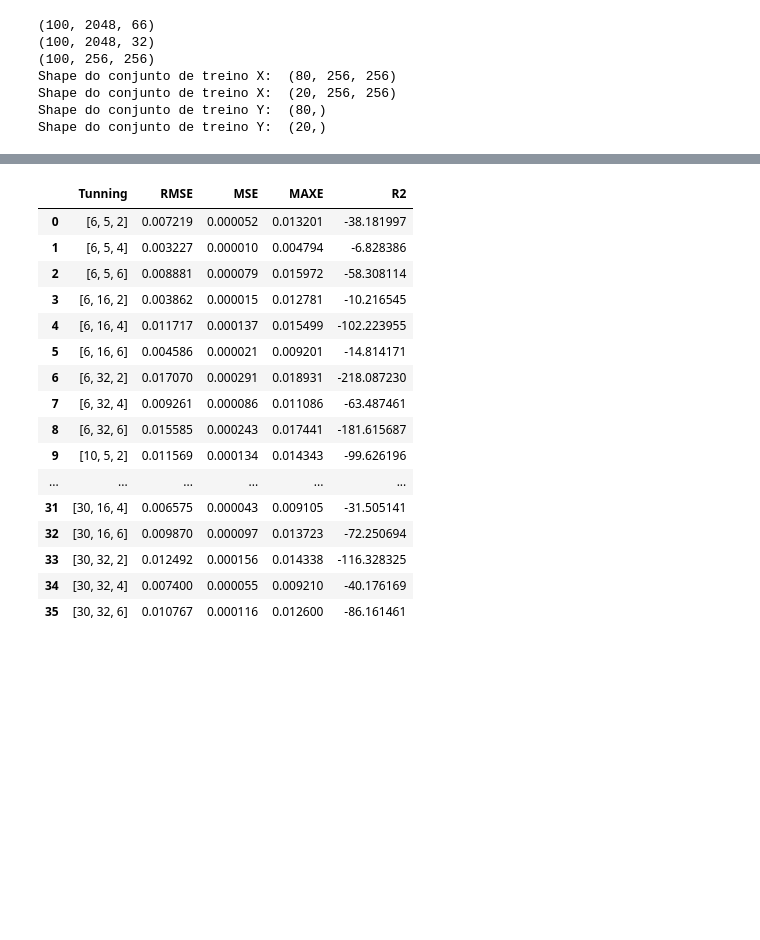
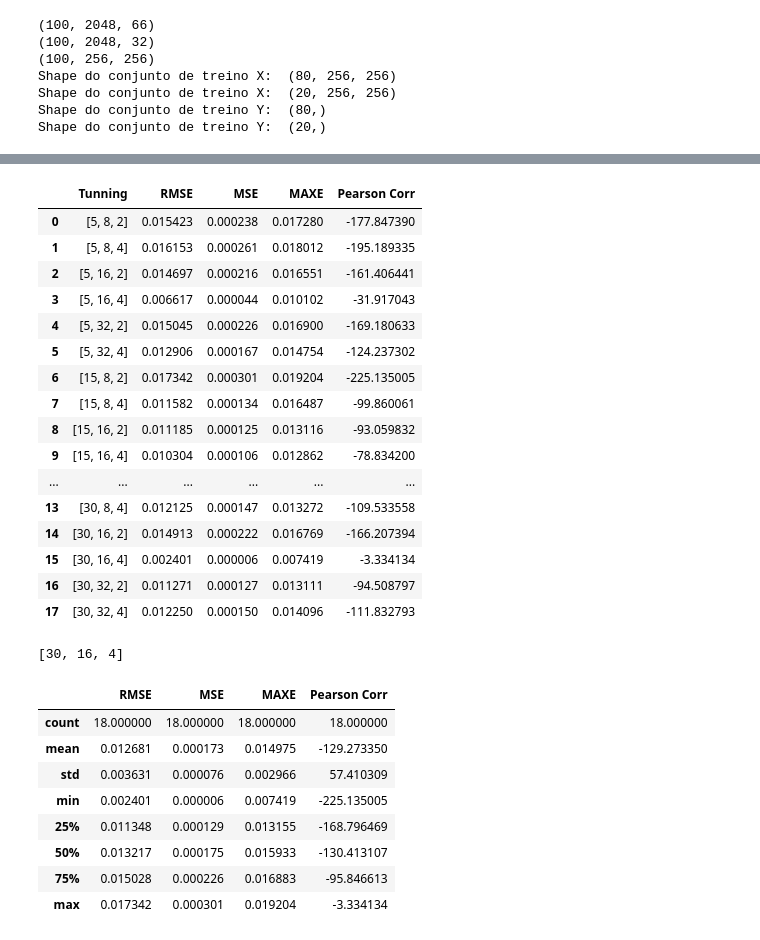
Before and after one commit to DboechatM/Oil-and-Gas-IA-Aplications, a Jupyter notebook: Sim_Dutos/Sim_2048.ipynb, the cells around one changed output, grey strips where cells are left out. Drawn from its saved outputs; the diff is of its cells as text; code cells hidden in the pictures; blank space fills up the shorter version.

Commit message:
Hiperparameters Tunning v2

```diff
--- a/Sim_Dutos/Sim_2048.ipynb
+++ b/Sim_Dutos/Sim_2048.ipynb
@@ -104,3 +104,6 @@ array([[0.000e+00, 0.000e+00, 0.000e+00, ..., 0.000e+00, 0.000e+00,
         6.138e+00],
        [6.141e+00, 6.141e+00, 6.141e+00, ..., 6.141e+00, 6.141e+00,
         6.141e+00]])
+# %%
+data_lambda = (data_lambda - data_lambda.min())/(data_lambda.max() - data_lambda.min())
+data_lambda.max()
@@ -157,11 +164,11 @@ Historico = []
 #Adição da camada de convolução
 kernel_size = 32 #entre 85 e 90 o maximo
 max_pooling = 6 #entre 6 e 7 o maximo
-r_best = -9999
+RMSE_best = 9999
 
-for conv_filter  in [6,10,20,30]:
-    for kernel_size in [5,16,32]:
-        for max_pooling in [2,4,6]:
+for conv_filter  in [5,15,30]:
+    for kernel_size in [8,16,32]:
+        for max_pooling in [2,4]:
 
             print(f'\n ##### conv_filter: {conv_filter} ######## kernel_size: {kernel_size}  ########## max_pooling: {max_pooling} ########')
 
@@ -194,14 +201,15 @@ for conv_filter  in [6,10,20,30]:
 
             y_hat = model.predict(X_test)
 
+            RMSE = MSE(y_test,y_hat)**0.5
             Historico.append([[conv_filter, kernel_size, max_pooling], MSE(y_test,y_hat)**0.5, MSE(y_test,y_hat), MAXE(y_test,y_hat), r2(y_test,y_hat)])
 
-            if r2(y_test,y_hat) > r_best:
+            if RMSE < RMSE_best:
                 best_model = model
                 best_tunning = [conv_filter, kernel_size, max_pooling]
-                r_best = r2(y_test,y_hat)
+                RMSE_best = RMSE
                 best_history = history
 
 # Guardar el Modelo
-best_model.save('best_model_2048.h5')
+best_model.save('best_model_2048_norm.h5')
 # %% [output]
@@ -225,26 +233,36 @@ Epoch 13/64
 # %%
-df_Historico = pd.DataFrame(Historico, columns = ['Tunning','RMSE','MSE','MAXE','R2'])
+df_Historico = pd.DataFrame(Historico, columns = ['Tunning','RMSE','MSE','MAXE','Pearson Corr'])
 display(df_Historico)
 print(best_tunning)
 df_Historico.describe()
 # %% [output]
-|  | Tunning | RMSE | MSE | MAXE | R2 |
-| 0 | [6, 5, 2] | 0.007219 | 0.000052 | 0.013201 | -38.181997 |
-| 1 | [6, 5, 4] | 0.003227 | 0.000010 | 0.004794 | -6.828386 |
-| 2 | [6, 5, 6] | 0.008881 | 0.000079 | 0.015972 | -58.308114 |
-| 3 | [6, 16, 2] | 0.003862 | 0.000015 | 0.012781 | -10.216545 |
-| 4 | [6, 16, 4] | 0.011717 | 0.000137 | 0.015499 | -102.223955 |
-| 5 | [6, 16, 6] | 0.004586 | 0.000021 | 0.009201 | -14.814171 |
-| 6 | [6, 32, 2] | 0.017070 | 0.000291 | 0.018931 | -218.087230 |
-| 7 | [6, 32, 4] | 0.009261 | 0.000086 | 0.011086 | -63.487461 |
-| 8 | [6, 32, 6] | 0.015585 | 0.000243 | 0.017441 | -181.615687 |
-| 9 | [10, 5, 2] | 0.011569 | 0.000134 | 0.014343 | -99.626196 |
+|  | Tunning | RMSE | MSE | MAXE | Pearson Corr |
+| 0 | [5, 8, 2] | 0.015423 | 0.000238 | 0.017280 | -177.847390 |
+| 1 | [5, 8, 4] | 0.016153 | 0.000261 | 0.018012 | -195.189335 |
+| 2 | [5, 16, 2] | 0.014697 | 0.000216 | 0.016551 | -161.406441 |
+| 3 | [5, 16, 4] | 0.006617 | 0.000044 | 0.010102 | -31.917043 |
+| 4 | [5, 32, 2] | 0.015045 | 0.000226 | 0.016900 | -169.180633 |
+| 5 | [5, 32, 4] | 0.012906 | 0.000167 | 0.014754 | -124.237302 |
+| 6 | [15, 8, 2] | 0.017342 | 0.000301 | 0.019204 | -225.135005 |
+| 7 | [15, 8, 4] | 0.011582 | 0.000134 | 0.016487 | -99.860061 |
+| 8 | [15, 16, 2] | 0.011185 | 0.000125 | 0.013116 | -93.059832 |
+| 9 | [15, 16, 4] | 0.010304 | 0.000106 | 0.012862 | -78.834200 |
 | ... | ... | ... | ... | ... | ... |
-| 31 | [30, 16, 4] | 0.006575 | 0.000043 | 0.009105 | -31.505141 |
-| 32 | [30, 16, 6] | 0.009870 | 0.000097 | 0.013723 | -72.250694 |
-| 33 | [30, 32, 2] | 0.012492 | 0.000156 | 0.014338 | -116.328325 |
-| 34 | [30, 32, 4] | 0.007400 | 0.000055 | 0.009210 | -40.176169 |
-| 35 | [30, 32, 6] | 0.010767 | 0.000116 | 0.012600 | -86.161461 |
+| 13 | [30, 8, 4] | 0.012125 | 0.000147 | 0.013272 | -109.533558 |
+| 14 | [30, 16, 2] | 0.014913 | 0.000222 | 0.016769 | -166.207394 |
+| 15 | [30, 16, 4] | 0.002401 | 0.000006 | 0.007419 | -3.334134 |
+| 16 | [30, 32, 2] | 0.011271 | 0.000127 | 0.013111 | -94.508797 |
+| 17 | [30, 32, 4] | 0.012250 | 0.000150 | 0.014096 | -111.832793 |
+[30, 16, 4]
+|  | RMSE | MSE | MAXE | Pearson Corr |
+| count | 18.000000 | 18.000000 | 18.000000 | 18.000000 |
+| mean | 0.012681 | 0.000173 | 0.014975 | -129.273350 |
+| std | 0.003631 | 0.000076 | 0.002966 | 57.410309 |
+| min | 0.002401 | 0.000006 | 0.007419 | -225.135005 |
+| 25% | 0.011348 | 0.000129 | 0.013155 | -168.796469 |
+| 50% | 0.013217 | 0.000175 | 0.015933 | -130.413107 |
+| 75% | 0.015028 | 0.000226 | 0.016883 | -95.846613 |
+| max | 0.017342 | 0.000301 | 0.019204 | -3.334134 |
 # %%
 # Guardar el Modelo
 #model.save('CNN_model_2048.h5')
```
Also changed, not shown: parts of 7 cells of this notebook.
